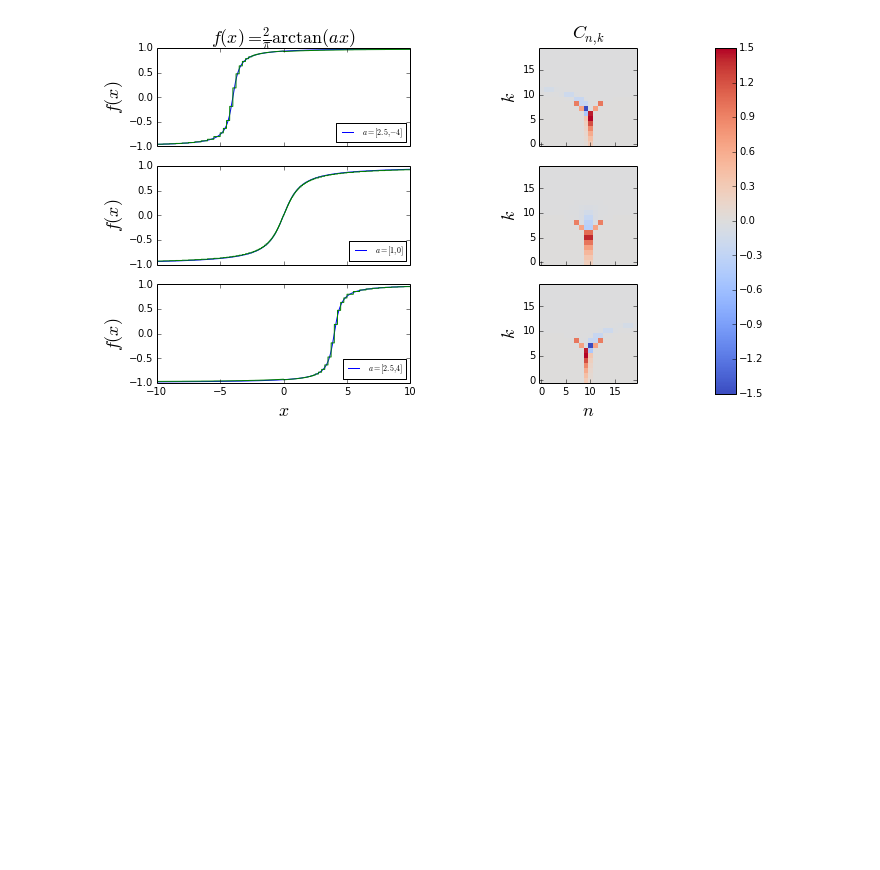
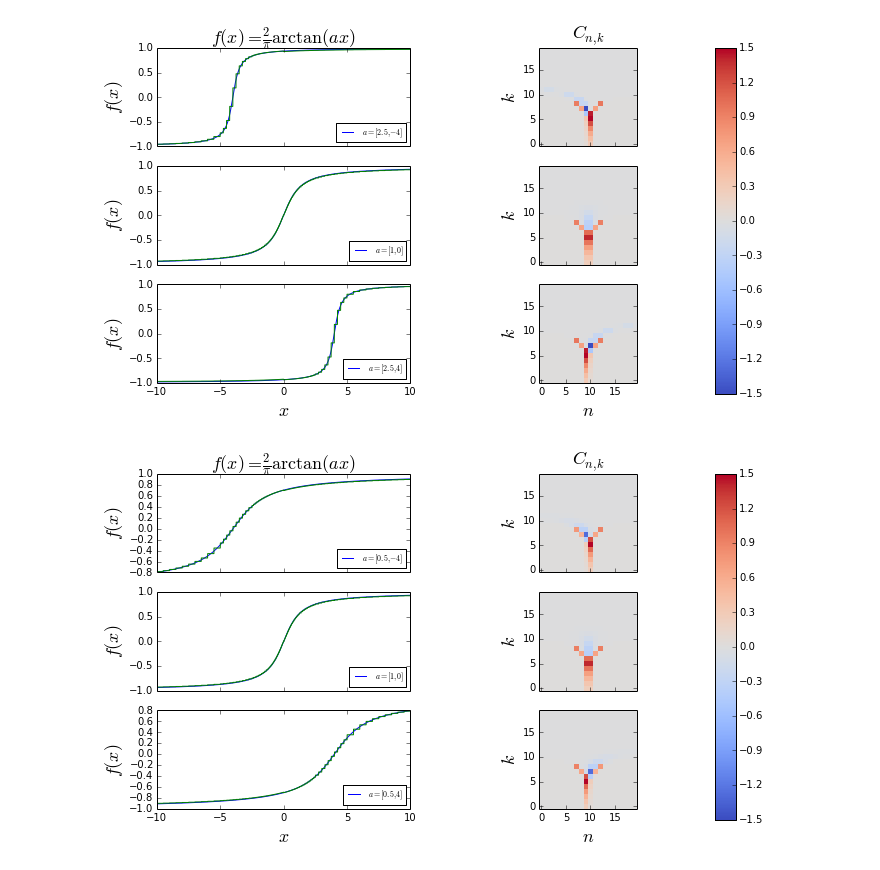
Before and after one commit to mpresley42/KSZ_21cm_Constraints, a Jupyter notebook: code/Python/wavelets.ipynb, the cells around one changed output. Drawn from its saved outputs; the diff is of its cells as text; code cells hidden in the pictures; blank space fills up the shorter version.

```diff
--- a/code/Python/wavelets.ipynb
+++ b/code/Python/wavelets.ipynb
@@ -199,3 +199,9 @@ fig,ax = build_intuition(f = lambda a,x: (2./np.pi)*np.arctan(a[0]*(x-a[1])), av
 plt.show()
 # %% [output]
 [figure]
+# %%
+avals = [[.5,-4],[1,0],[.5,4]]
+fig,ax = build_intuition(f = lambda a,x: (2./np.pi)*np.arctan(a[0]*(x-a[1])), avals=avals, xmax=10.,vmax=1.5)
+plt.show()
+# %% [output]
+[figure, added]
```
Also changed, not shown: 3 other files.
